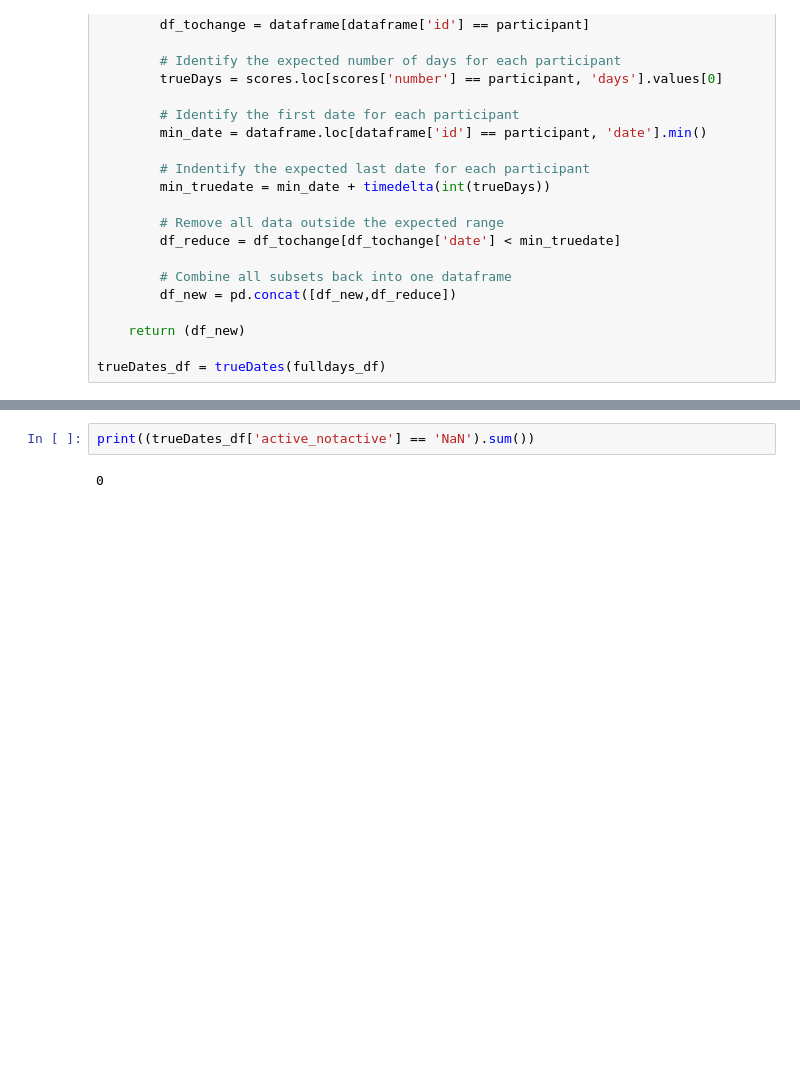
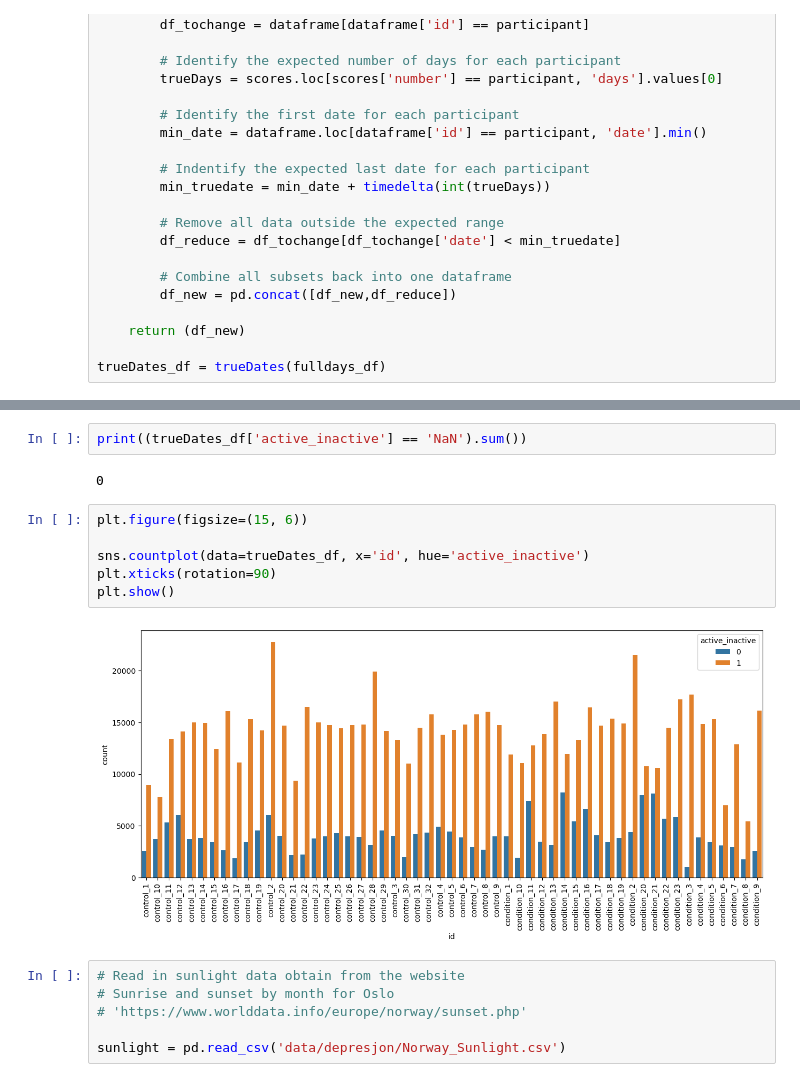
Before and after one commit to zoonalink/IGP-5, a Jupyter notebook: Tom/day_night_sleep_awake.ipynb, the cells around one changed output, grey strips where cells are left out. Saved outputs shown, nothing was run; the diff lists cells and outputs as text; blank space fills up the shorter version.

```diff
--- a/Tom/day_night_sleep_awake.ipynb
+++ b/Tom/day_night_sleep_awake.ipynb
@@ -272,5 +272,19 @@ trueDates_df
 997680 rows × 7 columns
 # %%
-print((trueDates_df['active_notactive'] == 'NaN').sum())
+print((trueDates_df['active_inactive'] == 'NaN').sum())
 # %% [output]
 0
+# %%
+plt.figure(figsize=(15, 6))
+
+sns.countplot(data=trueDates_df, x='id', hue='active_inactive')
+plt.xticks(rotation=90)
+plt.show()
+# %% [output]
+[figure, added]
+# %%
+# Read in sunlight data obtain from the website
+# Sunrise and sunset by month for Oslo
+# 'https://www.worlddata.info/europe/norway/sunset.php'
+
+sunlight = pd.read_csv('data/depresjon/Norway_Sunlight.csv')
```
Also changed, not shown: parts of 9 cells of this notebook, 2 other files.
